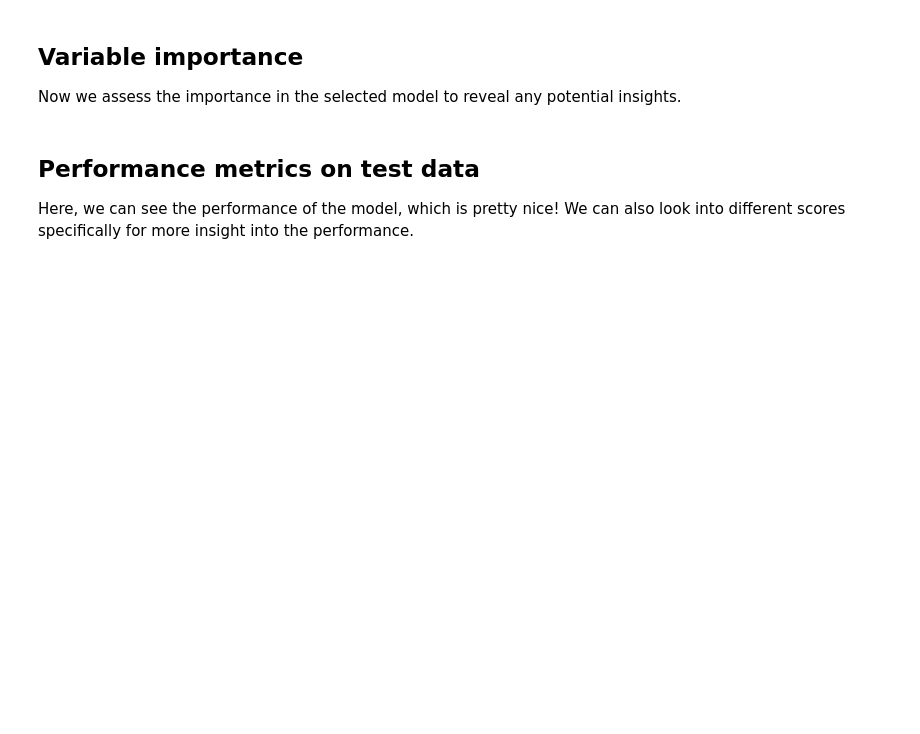
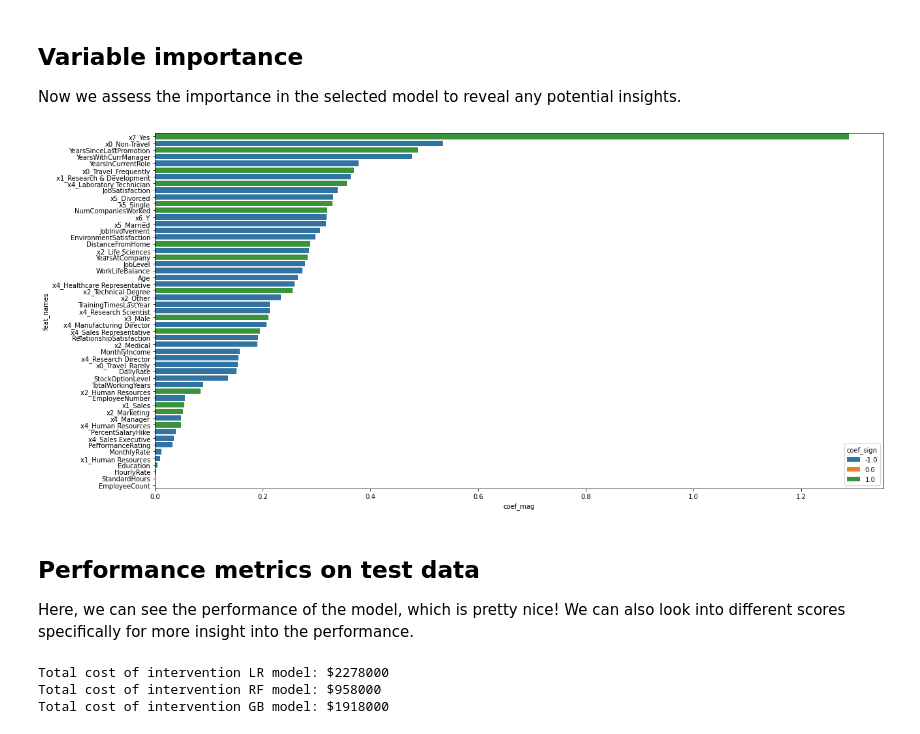
Before and after one commit to henrygilbert22/assign5, a Jupyter notebook: employee_churn_template.ipynb, the cells around one changed output. Cells and saved outputs as stored; diff of their text form; code cells hidden in the pictures; blank space fills up the shorter version.

```diff
--- a/employee_churn_template.ipynb
+++ b/employee_churn_template.ipynb
@@ -245,12 +281,12 @@ def variable_importance(model):
 
     model.classes_
 
-    vip = model.best_estimator_['mdl'].coef_[0]
+    vip = model['mdl'].coef_[0]
     vip
 
     #get names in correct preproc order
-    cat_names = model.best_estimator_.named_steps['preproc'].transformers_[0][1].named_steps['onehot_cat'].get_feature_names()
-    num_names = model.best_estimator_.named_steps['preproc'].transformers_[1][2]
+    cat_names = model.named_steps['preproc'].transformers_[0][1].named_steps['onehot_cat'].get_feature_names()
+    num_names = model.named_steps['preproc'].transformers_[1][2]
 
     #create df with vip info
     coef_info = pd.DataFrame({'feat_names':np.hstack([cat_names, num_names]), 'vip': vip})
@@ -265,8 +301,10 @@ def variable_importance(model):
     sns.barplot(y=coef_info.index, x='coef_mag', hue='coef_sign', data=coef_info, orient='h', dodge=False)
 # %%
 variable_importance(best_lr)
-variable_importance(best_rf)
-variable_importance(best_gb)
+#variable_importance(best_rf)
+#variable_importance(best_gb)
+# %% [output]
+[figure, added]
 # %% [markdown]
 ## Performance metrics on test data
 
@@ -290,0 +350,8 @@ performance_metrics(best_gb)
+# %%
+print(f"Total cost of intervention LR model: ${calculate_financial_value(best_lr)}")
+print(f"Total cost of intervention RF model: ${calculate_financial_value(best_rf)}")
+print(f"Total cost of intervention GB model: ${calculate_financial_value(best_gb)}")
+# %% [output]
+Total cost of intervention LR model: $2278000
+Total cost of intervention RF model: $958000
+Total cost of intervention GB model: $1918000
```
Also changed, not shown: parts of 5 cells of this notebook.
